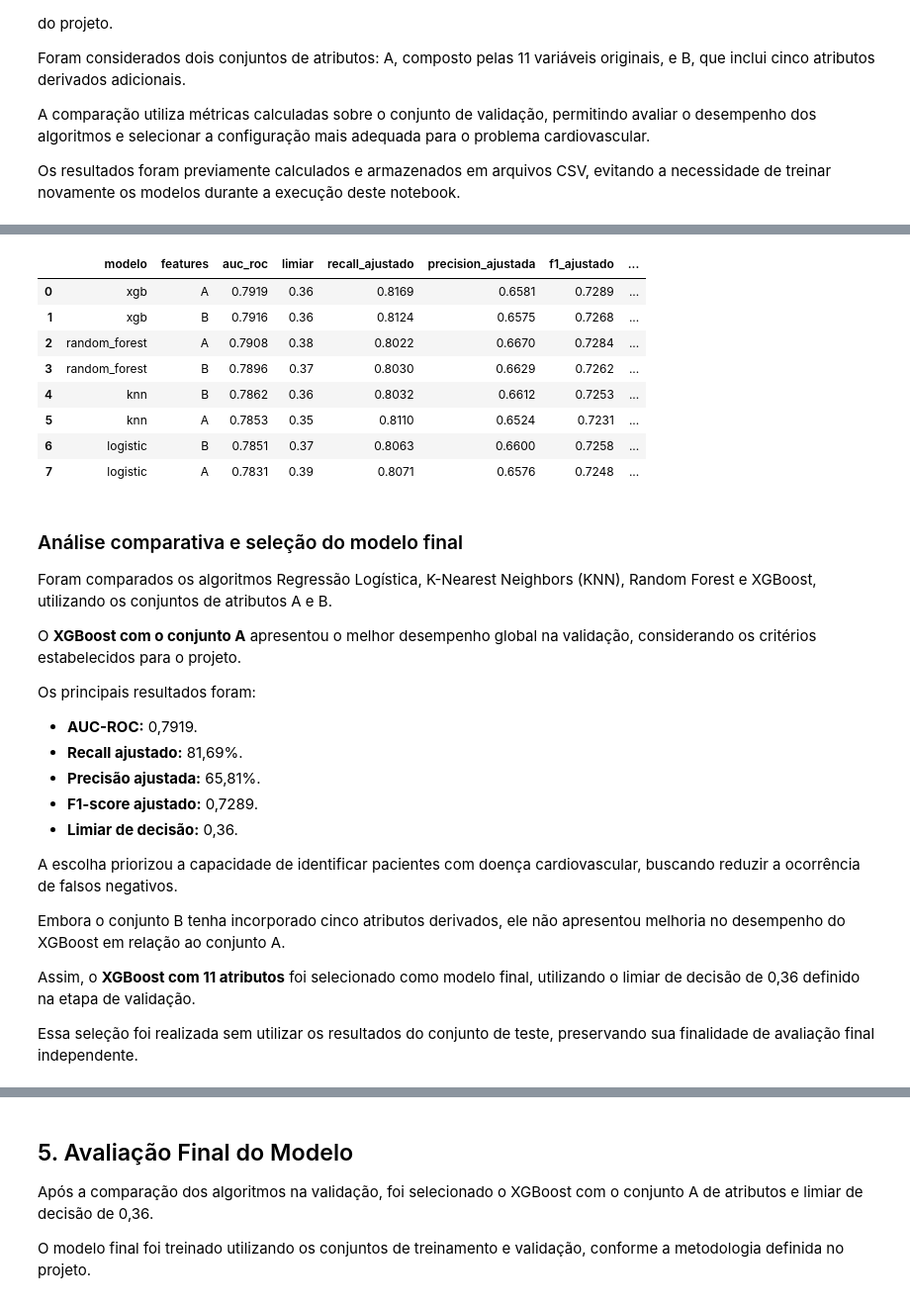
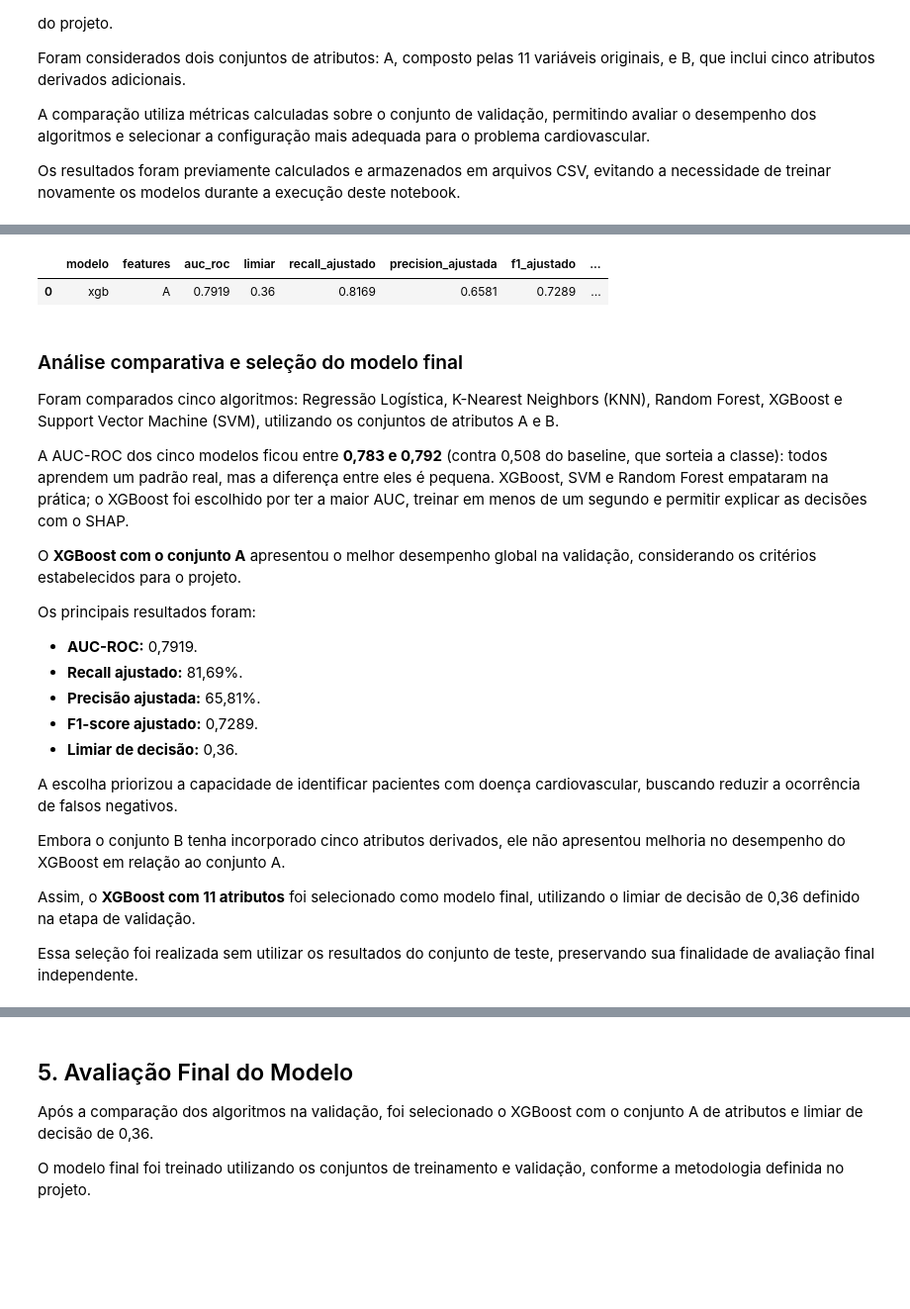
Before and after one commit to team-tech-challenge-fiap/tech-challenge-2026-fiap, a Jupyter notebook: notebooks/00_projeto_final.ipynb, the cells around one changed output, grey strips where cells are left out. Shown at 99% size. Saved outputs shown, nothing was run; the diff lists cells and outputs as text; code cells hidden in the pictures; blank space fills up the shorter version.

```diff
--- a/notebooks/00_projeto_final.ipynb
+++ b/notebooks/00_projeto_final.ipynb
@@ -279,39 +277,17 @@ display(df_comparison)
 # %%
-colunas_comparacao = [
-    "modelo",
-    "features",
-    "auc_roc",
-    "limiar",
-    "recall_ajustado",
-    "precision_ajustada",
-    "f1_ajustado",
-    "doentes_nao_sinalizados_por_1000",
-]
-
-df_resumo = (
-    df_comparison.loc[
-        df_comparison["modelo"] != "baseline",
-        colunas_comparacao
-    ]
-    .sort_values("auc_roc", ascending=False)
-    .reset_index(drop=True)
-)
-
-display(df_resumo.round(4))
+# Limiar ajustado (T22): recall mínimo de 0,80 na validação. Resultado do modelo escolhido, do comparison_table.csv.
+ajustado = pd.read_csv(Path("../results/comparison_table.csv")).query("modelo == 'xgb' and features == 'A'")
+display(ajustado[["modelo", "features", "auc_roc", "limiar", "recall_ajustado", "precision_ajustada", "f1_ajustado",
+                  "doentes_nao_sinalizados_por_1000", "saudaveis_encaminhados_por_1000"]].round(4).reset_index(drop=True))
 # %% [output]
 |  | modelo | features | auc_roc | limiar | recall_ajustado | precision_ajustada | f1_ajustado | ... |
 | 0 | xgb | A | 0.7919 | 0.36 | 0.8169 | 0.6581 | 0.7289 | ... |
-| 1 | xgb | B | 0.7916 | 0.36 | 0.8124 | 0.6575 | 0.7268 | ... |
-| 2 | random_forest | A | 0.7908 | 0.38 | 0.8022 | 0.6670 | 0.7284 | ... |
-| 3 | random_forest | B | 0.7896 | 0.37 | 0.8030 | 0.6629 | 0.7262 | ... |
-| 4 | knn | B | 0.7862 | 0.36 | 0.8032 | 0.6612 | 0.7253 | ... |
-| 5 | knn | A | 0.7853 | 0.35 | 0.8110 | 0.6524 | 0.7231 | ... |
-| 6 | logistic | B | 0.7851 | 0.37 | 0.8063 | 0.6600 | 0.7258 | ... |
-| 7 | logistic | A | 0.7831 | 0.39 | 0.8071 | 0.6576 | 0.7248 | ... |
 # %% [markdown]
 ### Análise comparativa e seleção do modelo final
 
-Foram comparados os algoritmos Regressão Logística, K-Nearest Neighbors (KNN), Random Forest e XGBoost, utilizando os conjuntos de atributos A e B.
+Foram comparados cinco algoritmos: Regressão Logística, K-Nearest Neighbors (KNN), Random Forest, XGBoost e Support Vector Machine (SVM), utilizando os conjuntos de atributos A e B.
+
+A AUC-ROC dos cinco modelos ficou entre **0,783 e 0,792** (contra 0,508 do baseline, que sorteia a classe): todos aprendem um padrão real, mas a diferença entre eles é pequena. XGBoost, SVM e Random Forest empataram na prática; o XGBoost foi escolhido por ter a maior AUC, treinar em menos de um segundo e permitir explicar as decisões com o SHAP.
 
 O **XGBoost com o conjunto A** apresentou o melhor desempenho global na validação, considerando os critérios estabelecidos para o projeto.
 
```
Also changed, not shown: parts of 12 cells of this notebook.
